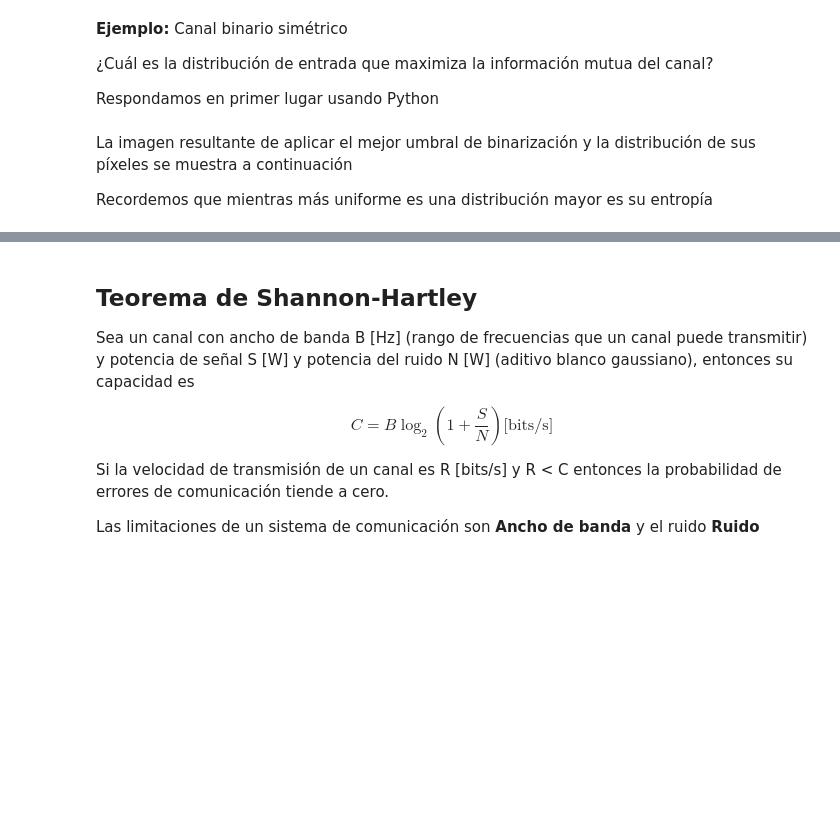
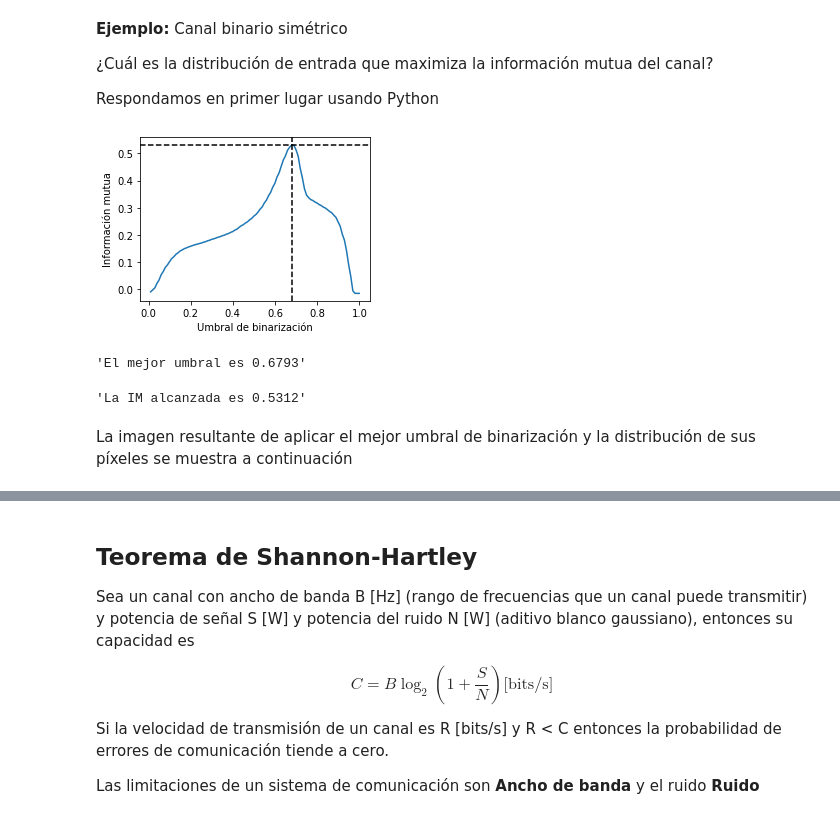
Before and after one commit to phuijse/UACH-INFO185, a Jupyter notebook: chapters/information-theory/coding2.ipynb, the cells around one changed output, grey strips where cells are left out. Cells and saved outputs as stored; diff of their text form; code cells hidden in the pictures; blank space fills up the shorter version.

```diff
--- a/chapters/information-theory/coding2.ipynb
+++ b/chapters/information-theory/coding2.ipynb
@@ -231,39 +278,45 @@ p_flip, tol = 0.1, 1e-2
 np.random.seed(0)
 seed_image = np.random.rand(img_swan_gray.shape[0], img_swan_gray.shape[1])
 flip_mask = np.random.rand(img_swan_gray.shape[0], img_swan_gray.shape[1]) <= p_flip
 
 binarization_threshold = np.linspace(0.01, 0.999, num=100)
 MIXY = []
 for th in binarization_threshold:
     # Aplicamos el umbral de binarización
     img_X = (img_swan_gray > th).astype('uint8')
     img_Y = img_X.copy()
     # Simulamos la perturbación del canal
     img_Y[flip_mask] = 1 - img_Y[flip_mask]
     # Calculamos las entropías y la IM
     p00 = np.count_nonzero((img_X == 0) & (img_Y == 0))/Npix
     p01 = np.count_nonzero((img_X == 0) & (img_Y == 1))/Npix
     p10 = np.count_nonzero((img_X == 1) & (img_Y == 0))/Npix
     p11 = np.count_nonzero((img_X == 1) & (img_Y == 1))/Npix
     HX = -(p00 + p01)*np.log2(p00 + p01+tol) -(p10 + p11)*np.log2(p10 + p11+tol)
     HY = -(p00 + p10)*np.log2(p00 + p10+tol) -(p01 + p11)*np.log2(p01 + p11+tol)
     HXY= -(p00*np.log2(p00+tol) + p01*np.log2(p01+tol) + p10*np.log2(p10+tol) + p11*np.log2(p11+tol))
     MIXY.append(HX + HY - HXY)
 
 
 fig, ax = plt.subplots(figsize=(4, 3), tight_layout=True)
 best_th = binarization_threshold[np.argmax(MIXY)]
 ax.plot(binarization_threshold, MIXY);
 ax.axhline(np.amax(MIXY), c='k', ls='--')
 ax.axvline(binarization_threshold[np.argmax(MIXY)], c='k', ls='--')
 ax.set_ylabel('Información mutua')
 ax.set_xlabel('Umbral de binarización');
-display(f"El mejor umbral es {binarization_threshold[np.argmax(MIXY)]:0.4f}",
-        f"La IM alcanzada es {np.amax(MIXY):0.4f}")
+# %% [output]
+[figure, added]
+# %%
+f"El mejor umbral es {binarization_threshold[np.argmax(MIXY)]:0.4f}"
+# %% [output]
+'El mejor umbral es 0.6793'
+# %%
+f"La IM alcanzada es {np.amax(MIXY):0.4f}"
+# %% [output]
+'La IM alcanzada es 0.5312'
 # %% [markdown]
 La imagen resultante de aplicar el mejor umbral de binarización y la distribución de sus píxeles se muestra a continuación
-
-Recordemos que mientras más uniforme es una distribución mayor es su entropía
 # %%
 best_binary_image = (img_swan_gray > binarization_threshold[np.argmax(MIXY)]).astype('uint8')
 
```
Also changed, not shown: parts of 31 cells of this notebook.
